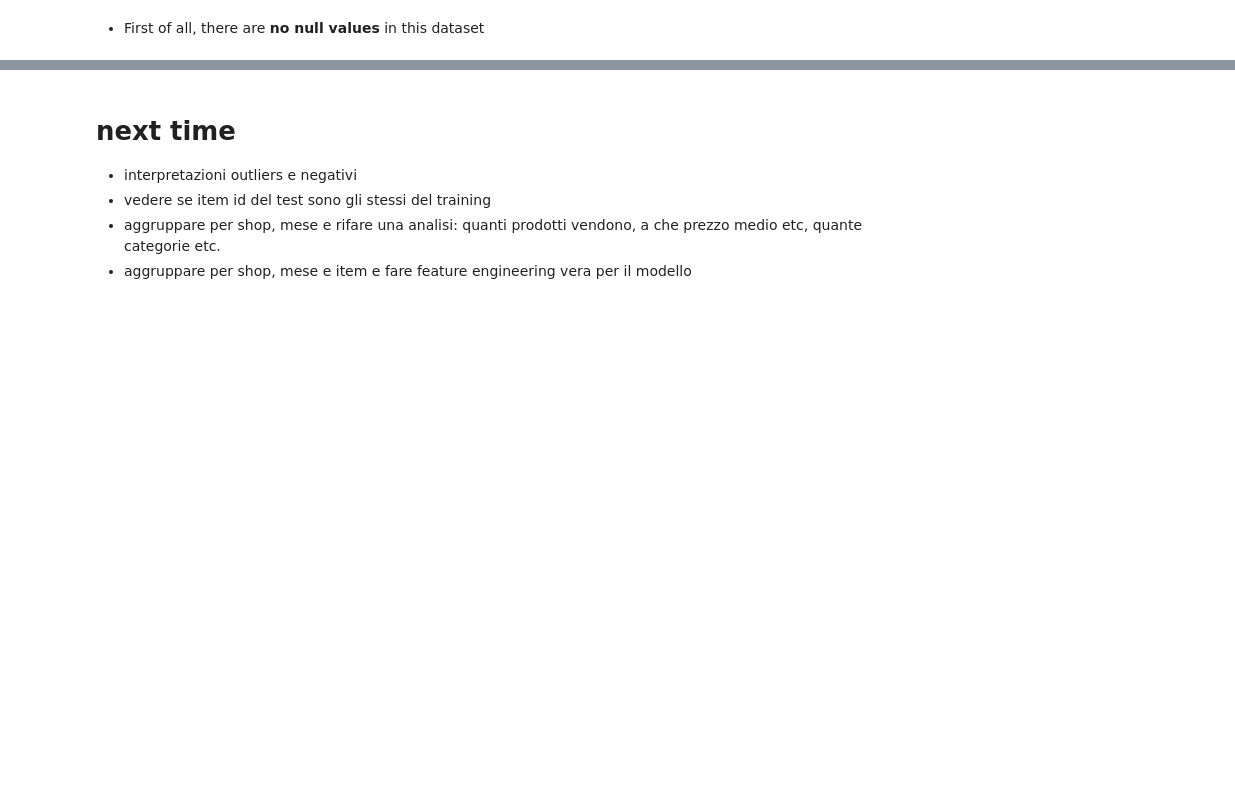
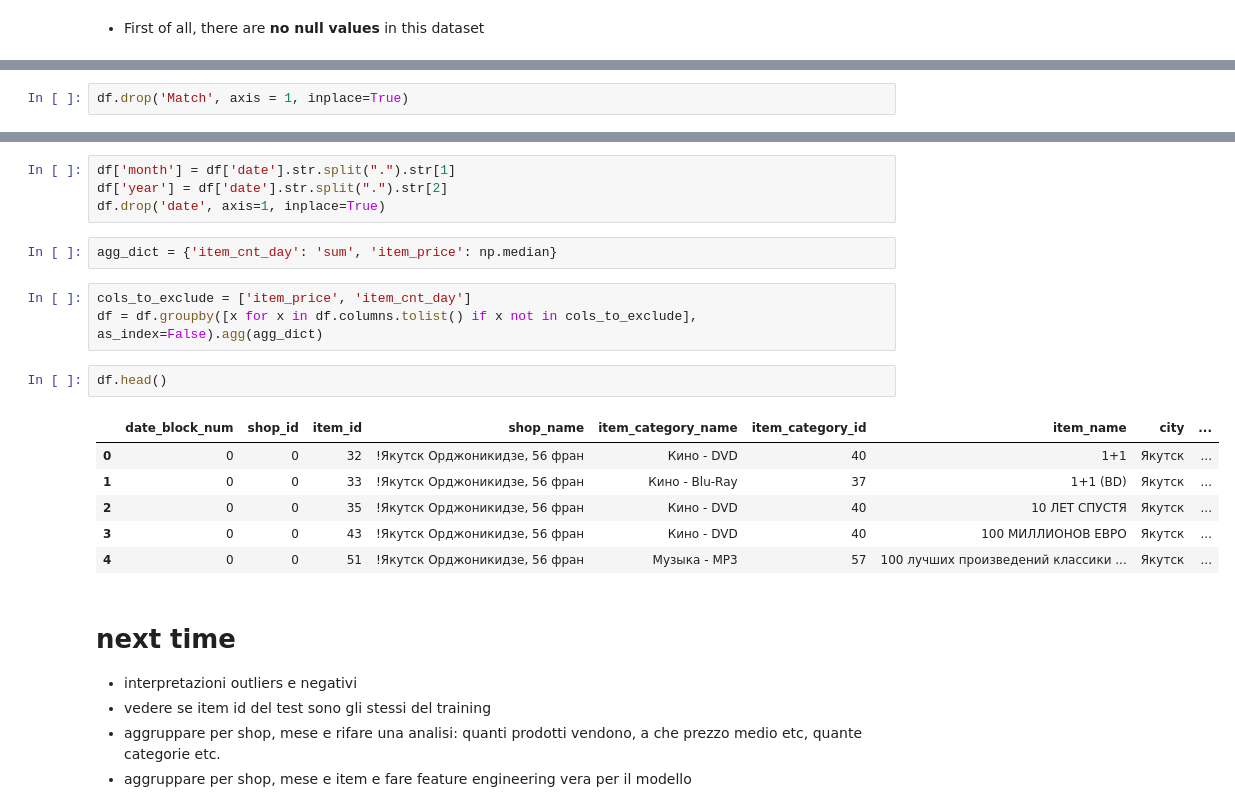
Before and after one commit to AlessandroBiagi/DataScienceProjects, a Jupyter notebook: Future_Sales/Predict_Future_Sales.ipynb, the cells around one changed output, grey strips where cells are left out. Saved outputs shown, nothing was run; the diff lists cells and outputs as text; blank space fills up the shorter version.

```diff
--- a/Future_Sales/Predict_Future_Sales.ipynb
+++ b/Future_Sales/Predict_Future_Sales.ipynb
@@ -151 +342,3 @@ hist_boxplot(df[cols_names])
+# %%
+df.drop('Match', axis = 1, inplace=True)
 # %% [markdown]
@@ -153,3 +346,21 @@ hist_boxplot(df[cols_names])
+# %%
+df['month'] = df['date'].str.split(".").str[1]
+df['year'] = df['date'].str.split(".").str[2]
+df.drop('date', axis=1, inplace=True)
+# %%
+agg_dict = {'item_cnt_day': 'sum', 'item_price': np.median}
+# %%
+cols_to_exclude = ['item_price', 'item_cnt_day']
+df = df.groupby([x for x in df.columns.tolist() if x not in cols_to_exclude], as_index=False).agg(agg_dict)
+# %%
+df.head()
+# %% [output]
+|  | date_block_num | shop_id | item_id | shop_name | item_category_name | item_category_id | item_name | city | ... |
+| 0 | 0 | 0 | 32 | !Якутск Орджоникидзе, 56 фран | Кино - DVD | 40 | 1+1 | Якутск | ... |
+| 1 | 0 | 0 | 33 | !Якутск Орджоникидзе, 56 фран | Кино - Blu-Ray | 37 | 1+1 (BD) | Якутск | ... |
+| 2 | 0 | 0 | 35 | !Якутск Орджоникидзе, 56 фран | Кино - DVD | 40 | 10 ЛЕТ СПУСТЯ | Якутск | ... |
+| 3 | 0 | 0 | 43 | !Якутск Орджоникидзе, 56 фран | Кино - DVD | 40 | 100 МИЛЛИОНОВ ЕВРО | Якутск | ... |
+| 4 | 0 | 0 | 51 | !Якутск Орджоникидзе, 56 фран | Музыка - MP3 | 57 | 100 лучших произведений классики ... | Якутск | ... |
 # %% [markdown]
 # next time
 - interpretazioni outliers e negativi
```
Also changed, not shown: parts of 39 cells of this notebook, 3 other files.
